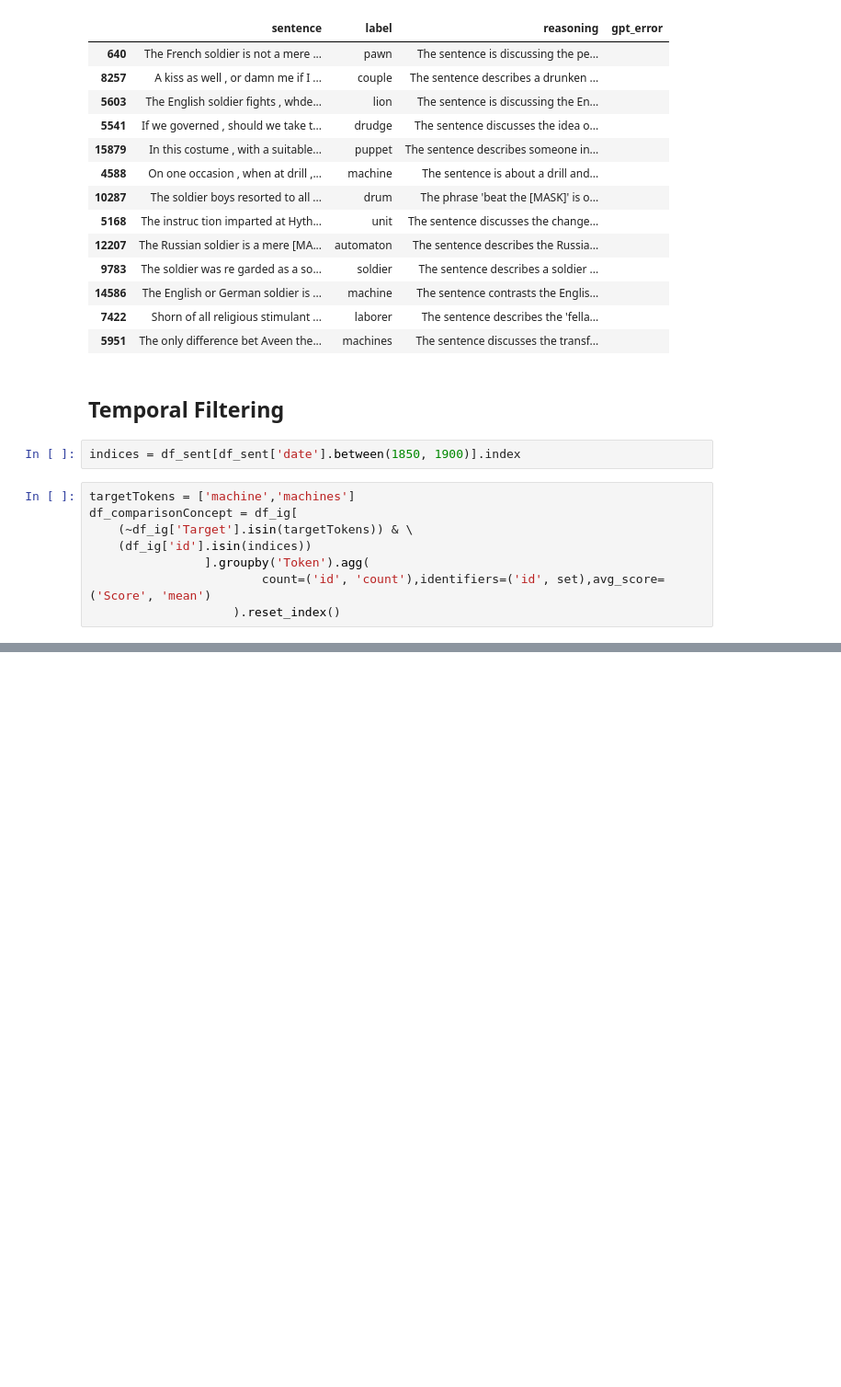
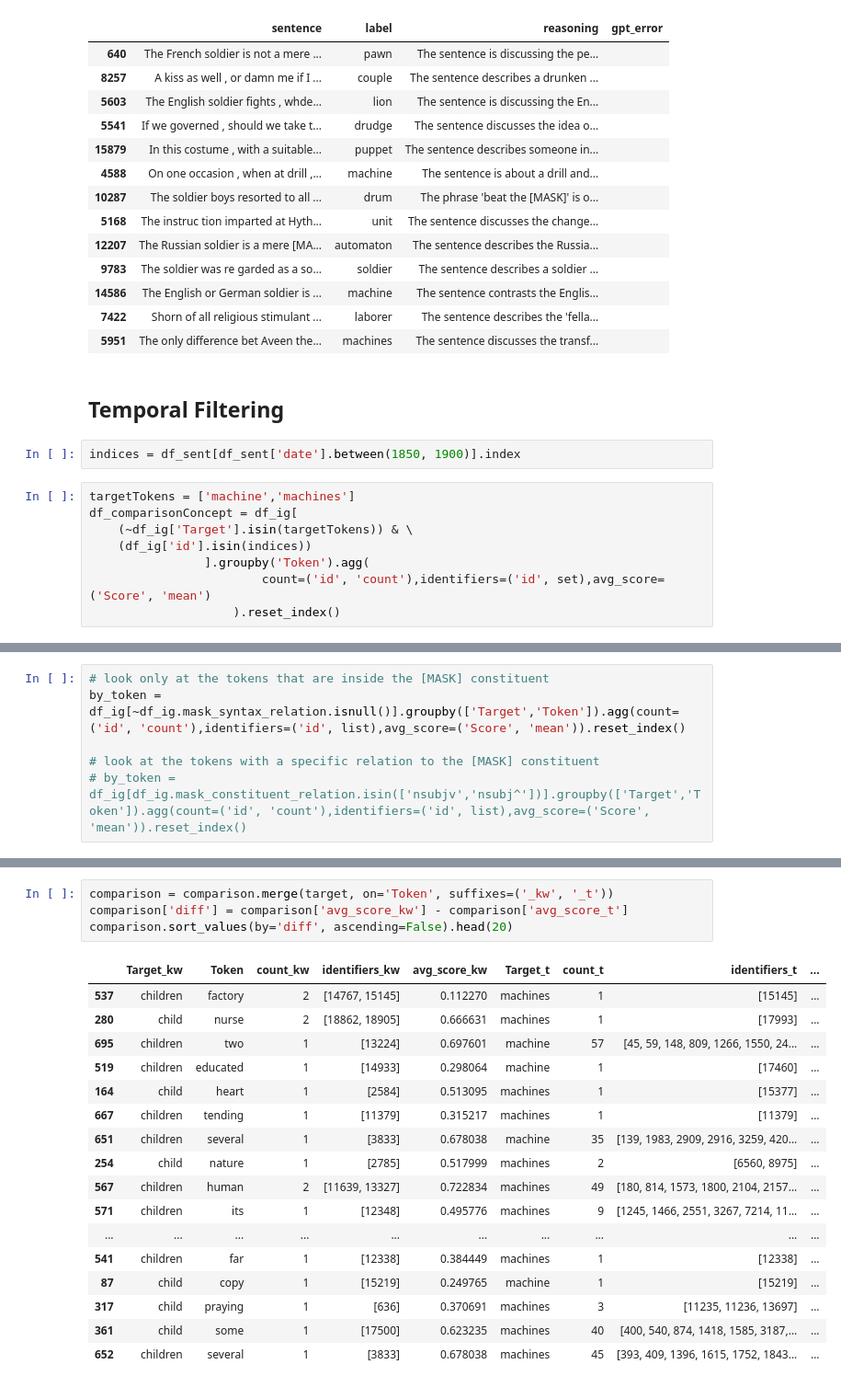
Before and after one commit to Text-Machine/mask-predict, a Jupyter notebook: 3-thematic-analysis-ig.ipynb, the cells around one changed output, grey strips where cells are left out. Shown at 92% size. Saved outputs shown, nothing was run; the diff lists cells and outputs as text; blank space fills up the shorter version.

```diff
--- a/3-thematic-analysis-ig.ipynb
+++ b/3-thematic-analysis-ig.ipynb
@@ -432,0 +417,6 @@ df_ig['Target_position'].unique()
+# %%
+# look only at the tokens that are inside the [MASK] constituent
+by_token = df_ig[~df_ig.mask_syntax_relation.isnull()].groupby(['Target','Token']).agg(count=('id', 'count'),identifiers=('id', list),avg_score=('Score', 'mean')).reset_index()
+
+# look at the tokens with a specific relation to the [MASK] constituent
+# by_token = df_ig[df_ig.mask_constituent_relation.isin(['nsubjv','nsubj^'])].groupby(['Target','Token']).agg(count=('id', 'count'),identifiers=('id', list),avg_score=('Score', 'mean')).reset_index()
@@ -432,0 +437,22 @@ df_ig['Target_position'].unique()
+# %%
+comparison = comparison.merge(target, on='Token', suffixes=('_kw', '_t'))
+comparison['diff'] = comparison['avg_score_kw'] - comparison['avg_score_t']
+comparison.sort_values(by='diff', ascending=False).head(20)
+# %% [output]
+|  | Target_kw | Token | count_kw | identifiers_kw | avg_score_kw | Target_t | count_t | identifiers_t | ... |
+| 537 | children | factory | 2 | [14767, 15145] | 0.112270 | machines | 1 | [15145] | ... |
+| 280 | child | nurse | 2 | [18862, 18905] | 0.666631 | machines | 1 | [17993] | ... |
+| 695 | children | two | 1 | [13224] | 0.697601 | machine | 57 | [45, 59, 148, 809, 1266, 1550, 24... | ... |
+| 519 | children | educated | 1 | [14933] | 0.298064 | machine | 1 | [17460] | ... |
+| 164 | child | heart | 1 | [2584] | 0.513095 | machines | 1 | [15377] | ... |
+| 667 | children | tending | 1 | [11379] | 0.315217 | machines | 1 | [11379] | ... |
+| 651 | children | several | 1 | [3833] | 0.678038 | machine | 35 | [139, 1983, 2909, 2916, 3259, 420... | ... |
+| 254 | child | nature | 1 | [2785] | 0.517999 | machines | 2 | [6560, 8975] | ... |
+| 567 | children | human | 2 | [11639, 13327] | 0.722834 | machines | 49 | [180, 814, 1573, 1800, 2104, 2157... | ... |
+| 571 | children | its | 1 | [12348] | 0.495776 | machines | 9 | [1245, 1466, 2551, 3267, 7214, 11... | ... |
+| ... | ... | ... | ... | ... | ... | ... | ... | ... | ... |
+| 541 | children | far | 1 | [12338] | 0.384449 | machines | 1 | [12338] | ... |
+| 87 | child | copy | 1 | [15219] | 0.249765 | machine | 1 | [15219] | ... |
+| 317 | child | praying | 1 | [636] | 0.370691 | machines | 3 | [11235, 11236, 13697] | ... |
+| 361 | child | some | 1 | [17500] | 0.623235 | machines | 40 | [400, 540, 874, 1418, 1585, 3187,... | ... |
+| 652 | children | several | 1 | [3833] | 0.678038 | machines | 45 | [393, 409, 1396, 1615, 1752, 1843... | ... |
```
Also changed, not shown: parts of 23 cells of this notebook, 4 other files.
